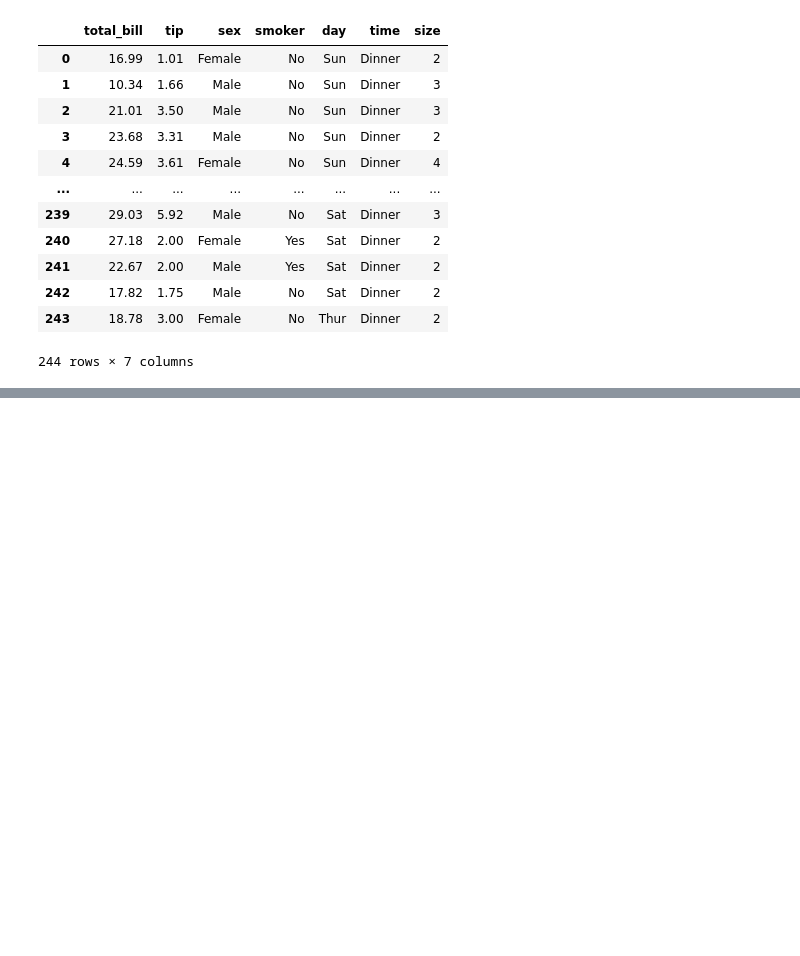
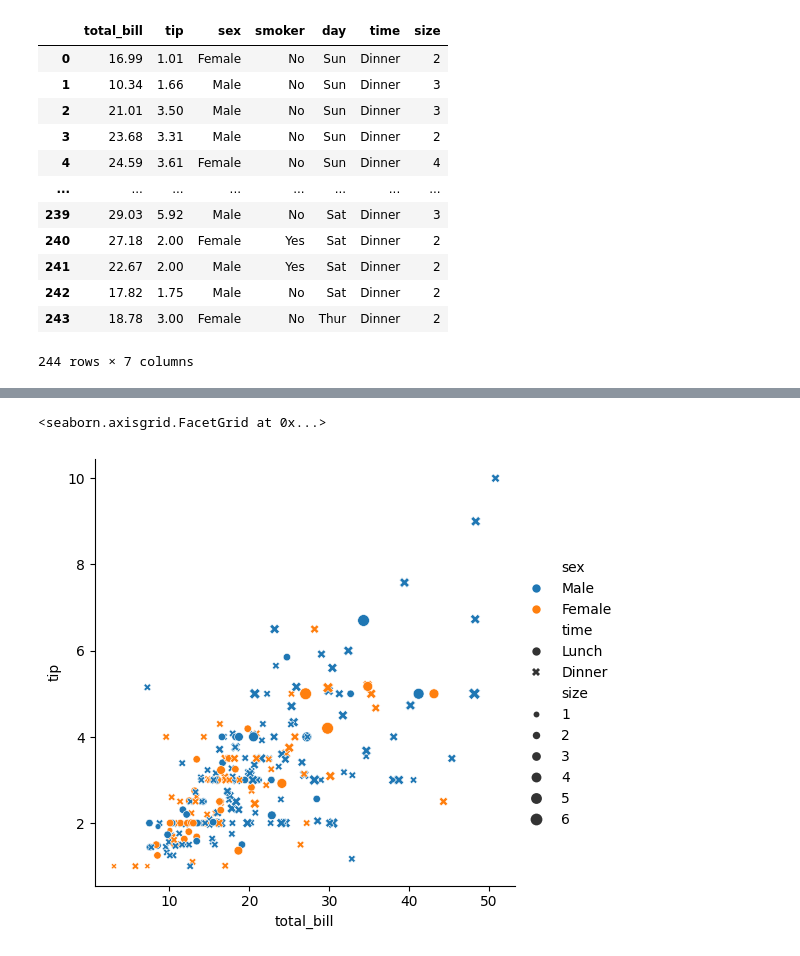
Before and after one commit to Vaidehi1005/MachineLearning, a Jupyter notebook: Seaborn.ipynb, the cells around one changed output, grey strips where cells are left out. Saved outputs shown, nothing was run; the diff lists cells and outputs as text; code cells hidden in the pictures; blank space fills up the shorter version.

```diff
--- a/Seaborn.ipynb
+++ b/Seaborn.ipynb
@@ -64,0 +67,8 @@ sns.scatterplot(x='total_bill', y='tip', data=tips)
+# %%
+#relplot is called relational plot and it will provide the figure level function and it will come in the square shape
+#seaborn recommend to use figure level function ne aapde axes level function ma replecate kari sakie
+
+sns.relplot(data=tips,x='total_bill',y='tip',kind='scatter',hue='sex',style='time',size='size')
+# %% [output]
+<seaborn.axisgrid.FacetGrid at 0x...>
+[figure, added]
```
Also changed, not shown: parts of 9 cells of this notebook.
